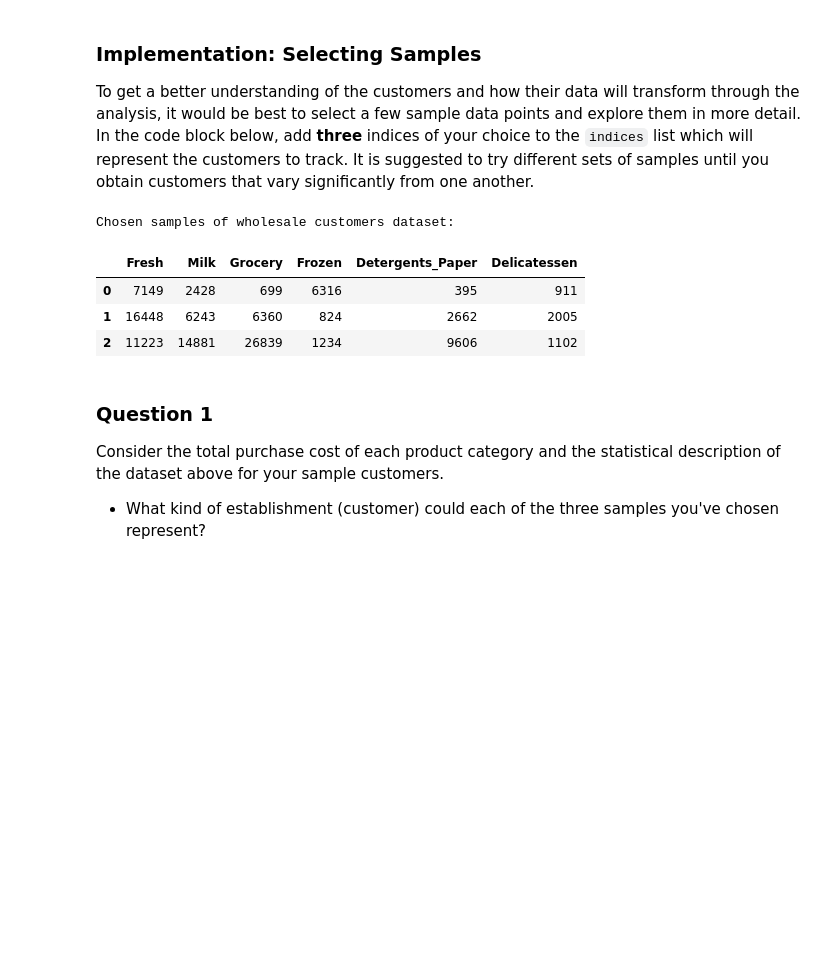
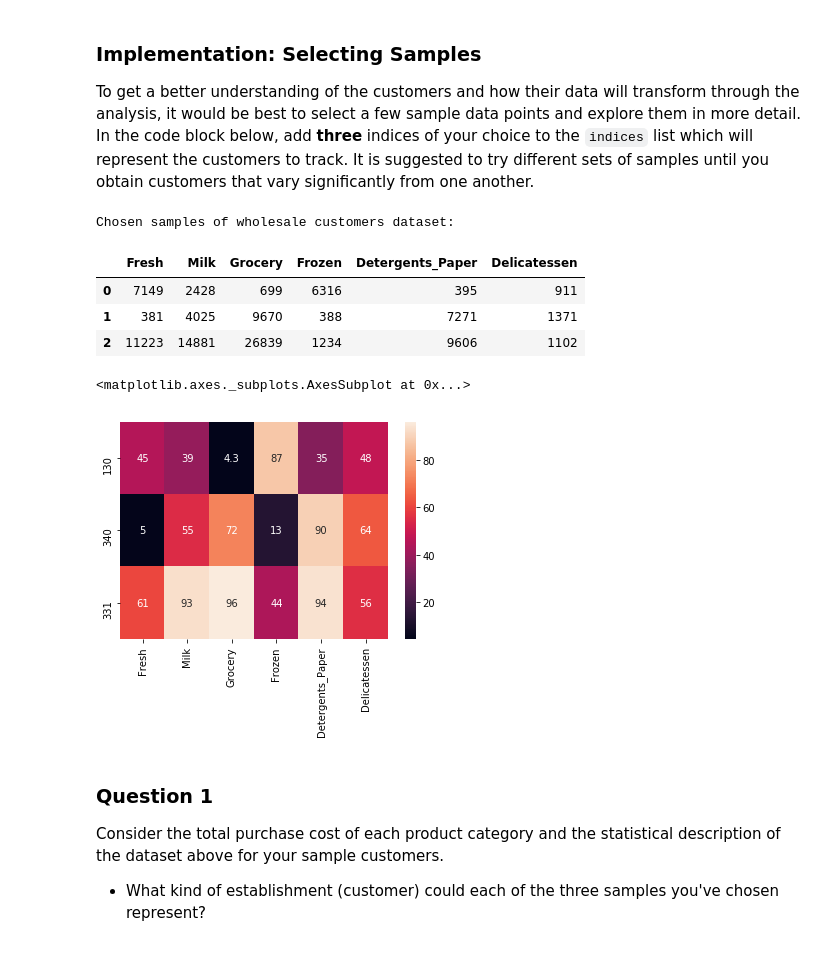
Before and after one commit to ikennachifo/udacity-mlnd, a Jupyter notebook: projects/customer_segments/customer_segments.ipynb, the cells around one changed output. Cells and saved outputs as stored; diff of their text form; code cells hidden in the pictures; blank space fills up the shorter version.

```diff
--- a/projects/customer_segments/customer_segments.ipynb
+++ b/projects/customer_segments/customer_segments.ipynb
@@ -60,18 +60,28 @@ display(data.describe())
 To get a better understanding of the customers and how their data will transform through the analysis, it would be best to select a few sample data points and explore them in more detail. In the code block below, add **three** indices of your choice to the `indices` list which will represent the customers to track. It is suggested to try different sets of samples until you obtain customers that vary significantly from one another.
 # %%
 # TODO: Select three indices of your choice you wish to sample from the dataset
-indices = [130, 300, 331]
+indices = [130, 340, 331]
 
 # Create a DataFrame of the chosen samples
 samples = pd.DataFrame(data.loc[indices], columns = data.keys()).reset_index(drop = True)
 print("Chosen samples of wholesale customers dataset:")
 display(samples)
+
+# The features' distribution is highly right-skewed, therefore, the median probably serves as a better reference than mean
+# The following code plots the percentile heatmap for the sample points:
+import seaborn as sns
+
+percentiles_data = 100*data.rank(pct=True)
+percentiles_samples = percentiles_data.iloc[indices]
+sns.heatmap(percentiles_samples, annot=True)
 # %% [output]
 Chosen samples of wholesale customers dataset:
 |  | Fresh | Milk | Grocery | Frozen | Detergents_Paper | Delicatessen |
 | 0 | 7149 | 2428 | 699 | 6316 | 395 | 911 |
-| 1 | 16448 | 6243 | 6360 | 824 | 2662 | 2005 |
+| 1 | 381 | 4025 | 9670 | 388 | 7271 | 1371 |
 | 2 | 11223 | 14881 | 26839 | 1234 | 9606 | 1102 |
+<matplotlib.axes._subplots.AxesSubplot at 0x...>
+[figure, added]
 # %% [markdown]
 ### Question 1
 Consider the total purchase cost of each product category and the statistical description of the dataset above for your sample customers.
```
Also changed, not shown: parts of 28 cells of this notebook, 1 other file.
